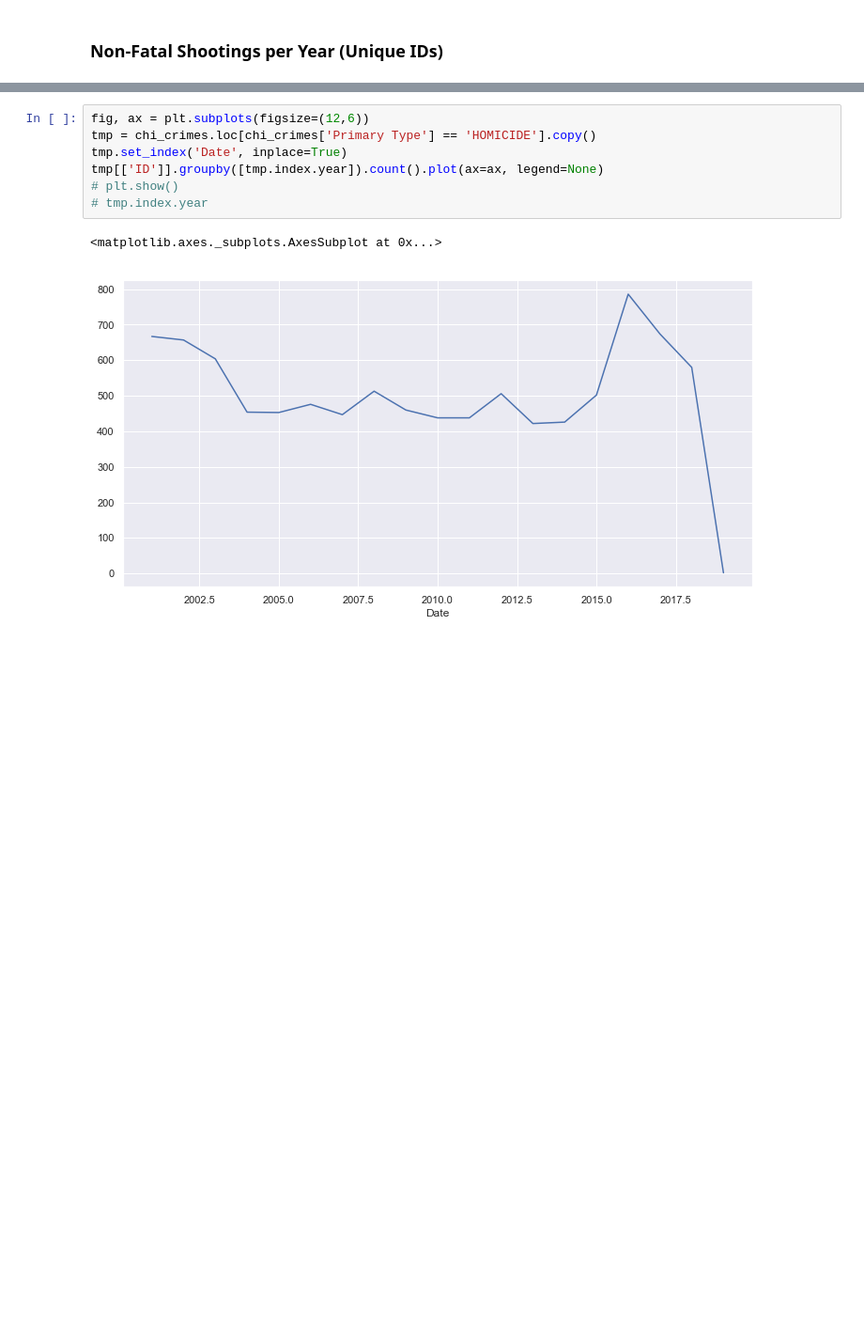
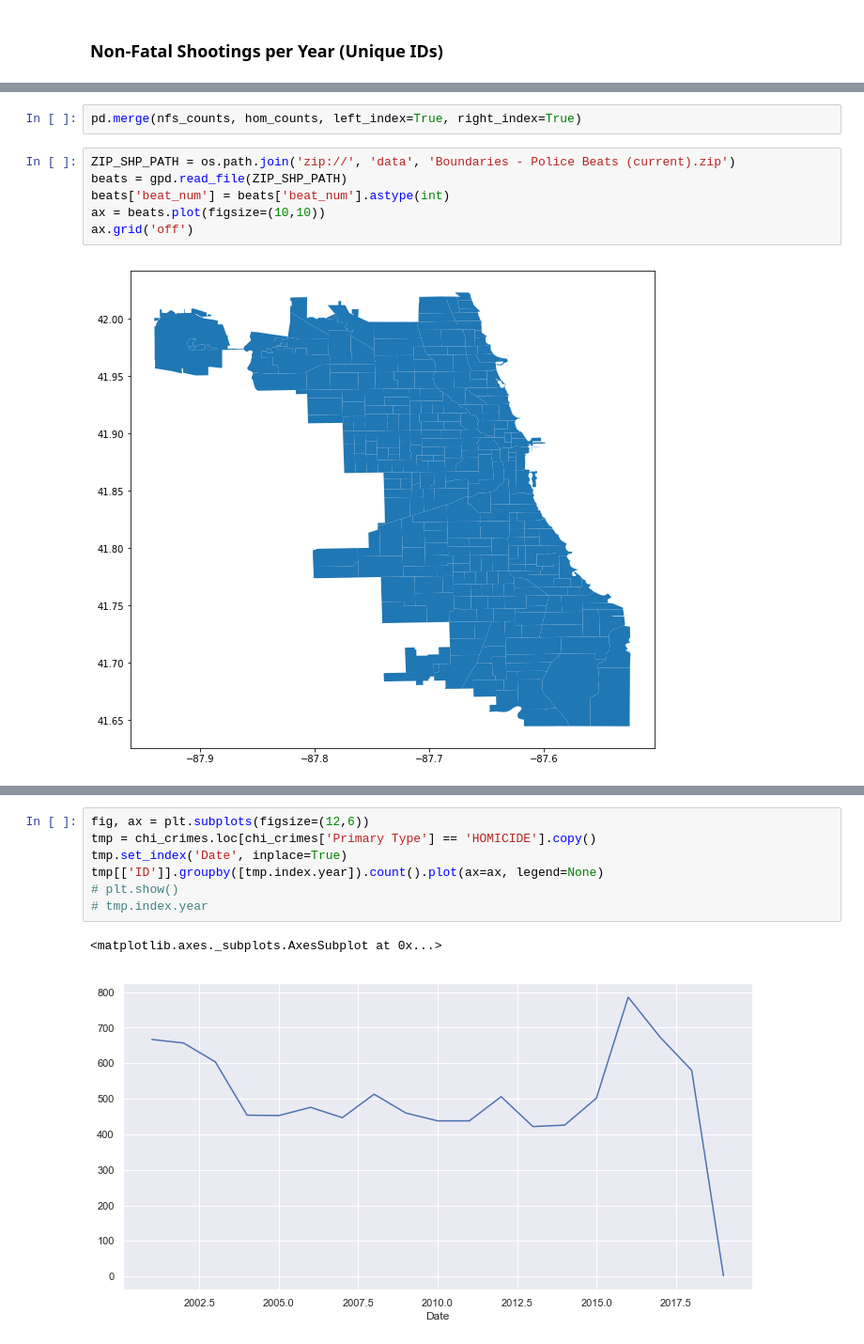
Before and after one commit to MattTriano/Chicago_Crimes, a Jupyter notebook: Chicago_Crime_Exploration.ipynb, the cells around one changed output, grey strips where cells are left out. Shown at 94% size. Saved outputs shown, nothing was run; the diff lists cells and outputs as text; blank space fills up the shorter version.

```diff
--- a/Chicago_Crime_Exploration.ipynb
+++ b/Chicago_Crime_Exploration.ipynb
@@ -284,3 +251,13 @@ nfs_counts
 | 2016 | 2720 |
 | 2017 | 2079 |
 | 2018 | 1835 |
+# %%
+pd.merge(nfs_counts, hom_counts, left_index=True, right_index=True)
+# %%
+ZIP_SHP_PATH = os.path.join('zip://', 'data', 'Boundaries - Police Beats (current).zip')
+beats = gpd.read_file(ZIP_SHP_PATH)
+beats['beat_num'] = beats['beat_num'].astype(int)
+ax = beats.plot(figsize=(10,10))
+ax.grid('off')
+# %% [output]
+[figure, added]
```
Also changed, not shown: parts of 17 cells of this notebook, 2 other files.
